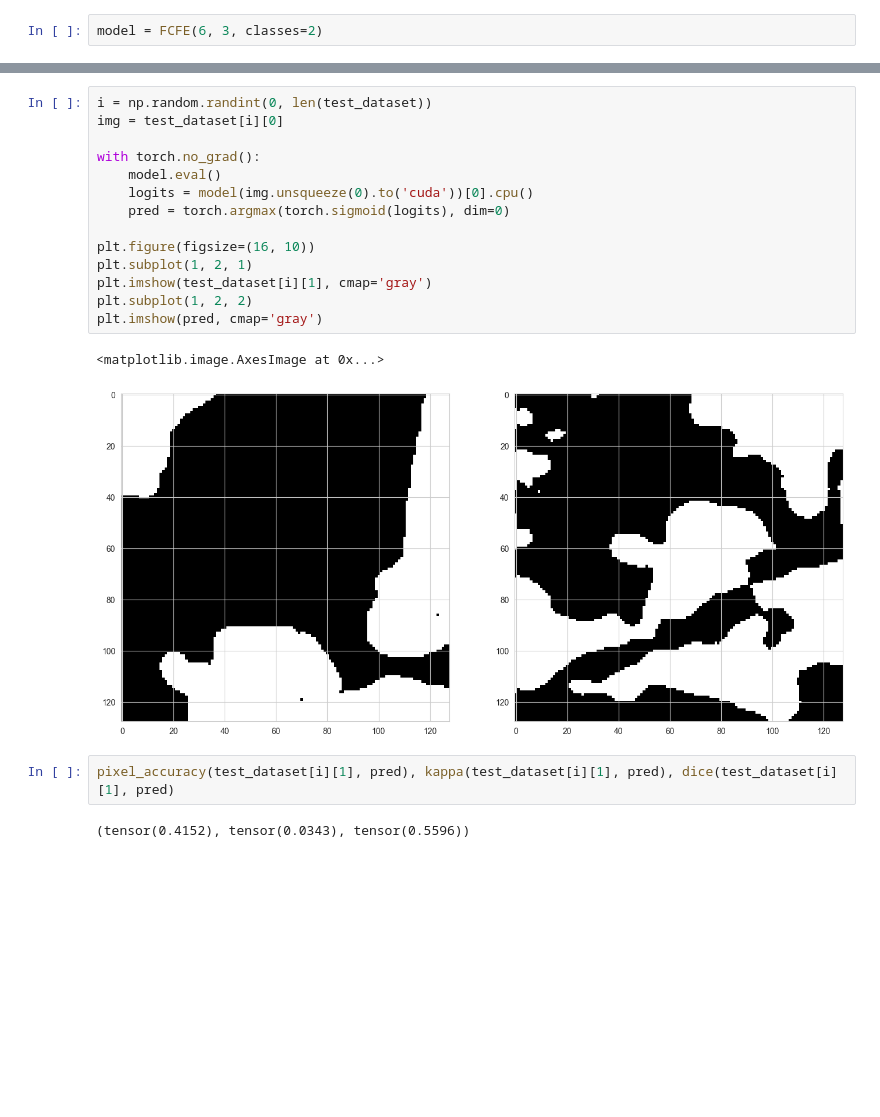
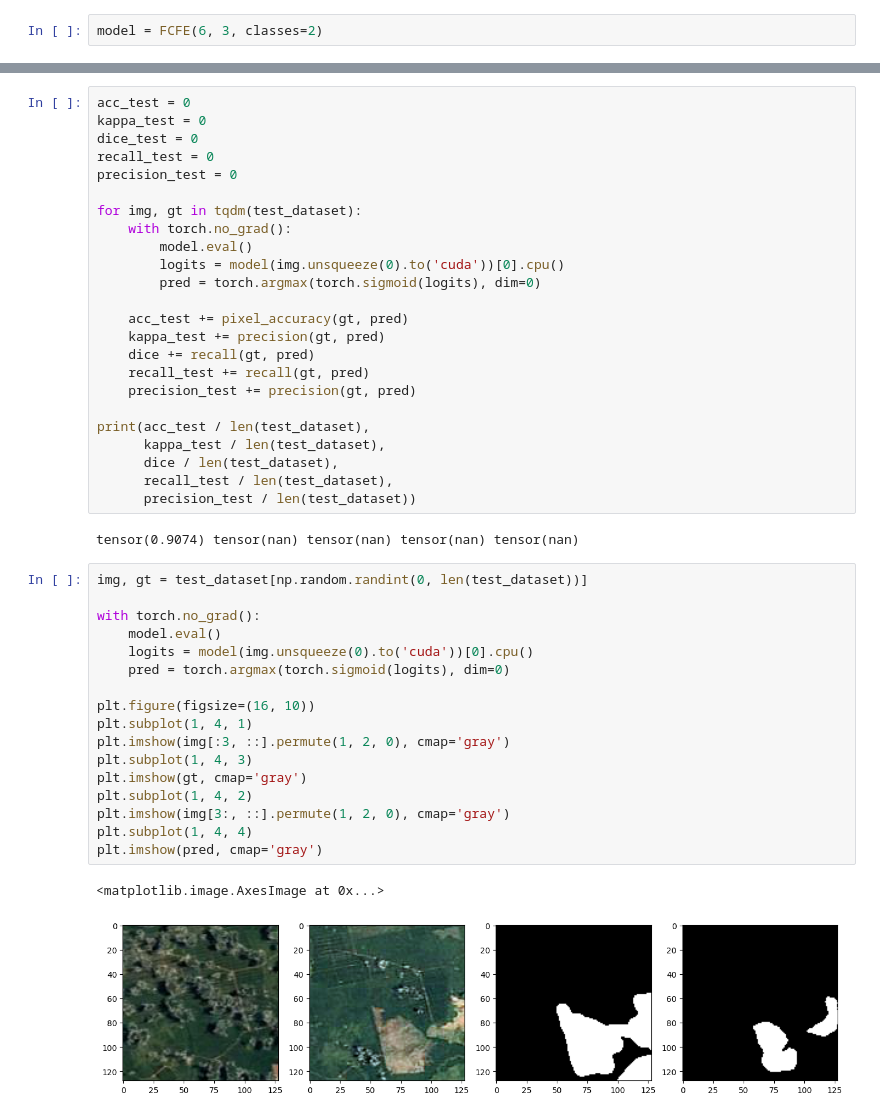
Before and after one commit to ashen007/forest-cover-shrinking, a Jupyter notebook: notebooks/forest-cover-change-detection-testing-models.ipynb, the cells around one changed output, grey strips where cells are left out. Cells and saved outputs as stored; diff of their text form; blank space fills up the shorter version.

```diff
--- a/notebooks/forest-cover-change-detection-testing-models.ipynb
+++ b/notebooks/forest-cover-change-detection-testing-models.ipynb
@@ -127,21 +137,46 @@ plt.show()
+# %%
+acc_test = 0
+kappa_test = 0
+dice_test = 0
+recall_test = 0
+precision_test = 0
+
+for img, gt in tqdm(test_dataset):
+    with torch.no_grad():
+        model.eval()
+        logits = model(img.unsqueeze(0).to('cuda'))[0].cpu()
+        pred = torch.argmax(torch.sigmoid(logits), dim=0)
+
+    acc_test += pixel_accuracy(gt, pred)
+    kappa_test += precision(gt, pred)
+    dice += recall(gt, pred)
+    recall_test += recall(gt, pred)
+    precision_test += precision(gt, pred)
+
+print(acc_test / len(test_dataset),
+      kappa_test / len(test_dataset),
+      dice / len(test_dataset),
+      recall_test / len(test_dataset),
+      precision_test / len(test_dataset))
+# %% [output]
+tensor(0.9074) tensor(nan) tensor(nan) tensor(nan) tensor(nan)
 # %%
-i = np.random.randint(0, len(test_dataset))
-img = test_dataset[i][0]
+img, gt = test_dataset[np.random.randint(0, len(test_dataset))]
 
 with torch.no_grad():
     model.eval()
     logits = model(img.unsqueeze(0).to('cuda'))[0].cpu()
     pred = torch.argmax(torch.sigmoid(logits), dim=0)
 
 plt.figure(figsize=(16, 10))
-plt.subplot(1, 2, 1)
-plt.imshow(test_dataset[i][1], cmap='gray')
-plt.subplot(1, 2, 2)
+plt.subplot(1, 4, 1)
+plt.imshow(img[:3, ::].permute(1, 2, 0), cmap='gray')
+plt.subplot(1, 4, 3)
+plt.imshow(gt, cmap='gray')
+plt.subplot(1, 4, 2)
+plt.imshow(img[3:, ::].permute(1, 2, 0), cmap='gray')
+plt.subplot(1, 4, 4)
 plt.imshow(pred, cmap='gray')
 # %% [output]
 <matplotlib.image.AxesImage at 0x...>
-[figure, old version]
+[figure, new version]
-# %%
-pixel_accuracy(test_dataset[i][1], pred), kappa(test_dataset[i][1], pred), dice(test_dataset[i][1], pred)
-# %% [output]
-(tensor(0.4152), tensor(0.0343), tensor(0.5596))
```
Also changed, not shown: parts of 9 cells of this notebook, 3 other files.
